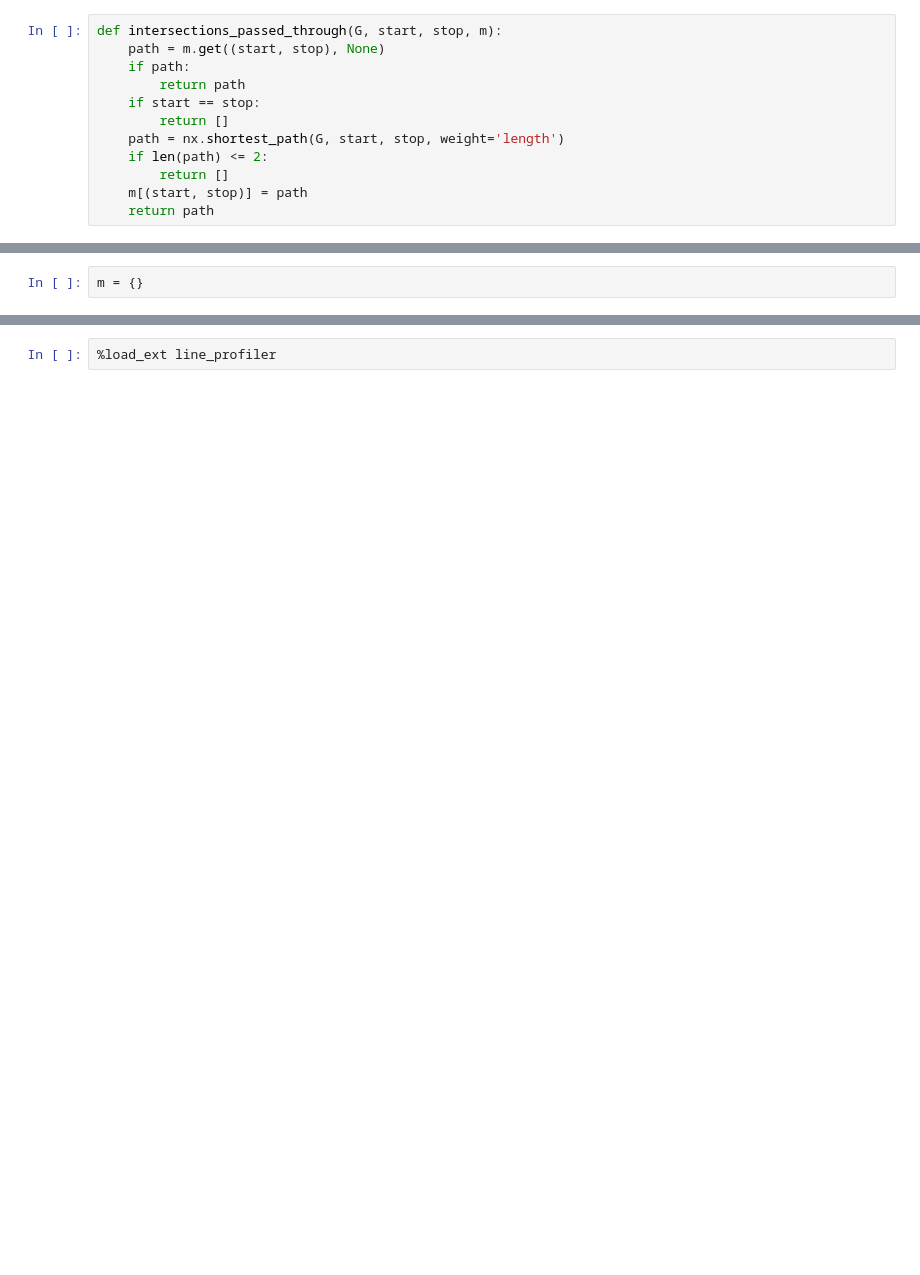
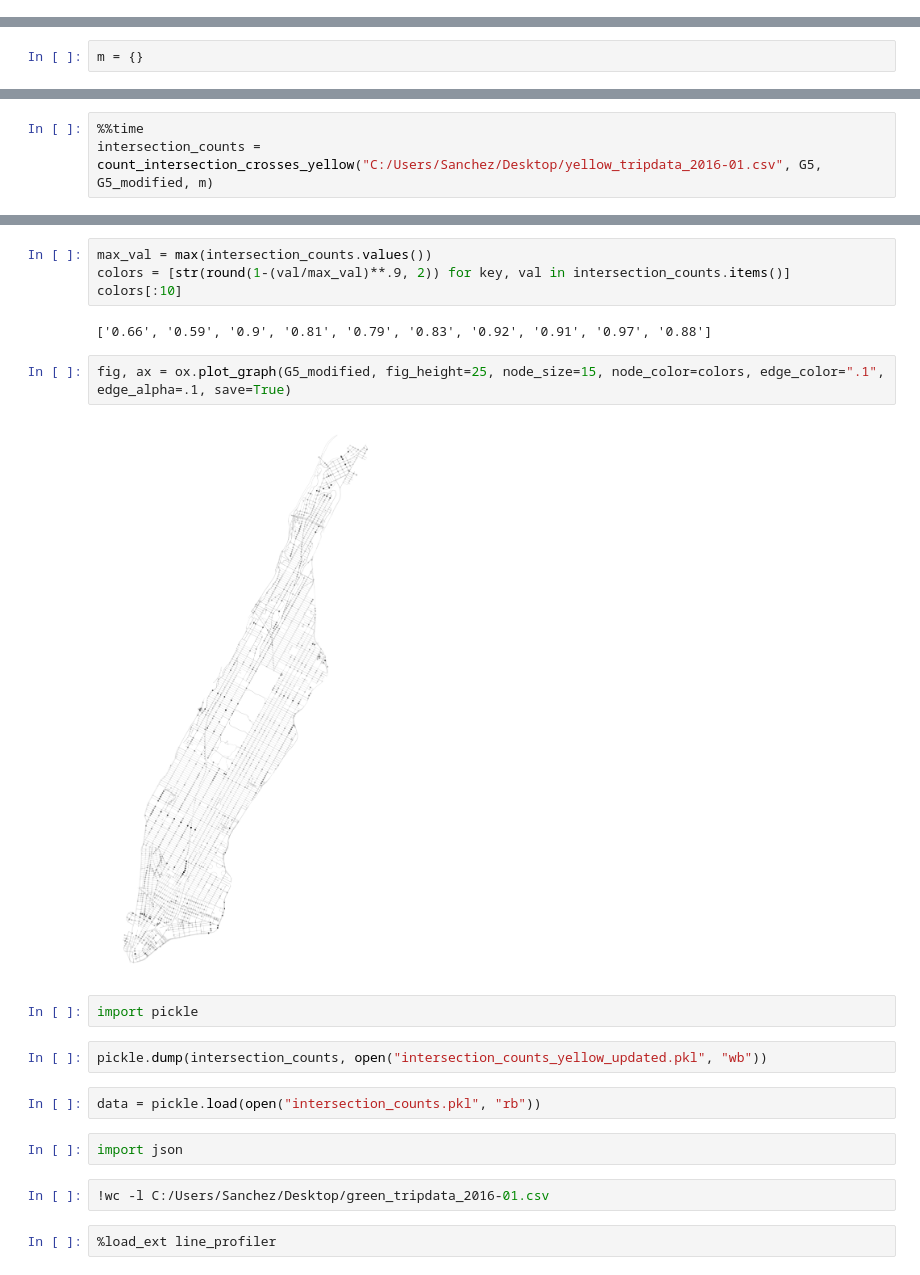
Before and after one commit to JasonSanchez/dangerous-intersections, a Jupyter notebook: traffic-density/Demo of road networks.ipynb, the cells around one changed output, grey strips where cells are left out. Saved outputs shown, nothing was run; the diff lists cells and outputs as text; blank space fills up the shorter version.

```diff
--- a/traffic-density/Demo of road networks.ipynb
+++ b/traffic-density/Demo of road networks.ipynb
@@ -267,18 +237,6 @@ total_hours_without_cache
 This would cost $1.50 and would probably get us the results we need.
 # %% [markdown]
 This shows that a cache would be great if we had to process the full dataset, but with the smaller dataset, it won't make a large enough impact for it to be worth making a full precomputed cache. Instead, we will just memoize the results.
-# %%
-def intersections_passed_through(G, start, stop, m):
-    path = m.get((start, stop), None)
-    if path:
-        return path
-    if start == stop:
-        return []
-    path = nx.shortest_path(G, start, stop, weight='length')
-    if len(path) <= 2:
-        return []
-    m[(start, stop)] = path
-    return path
 # %%
 %%timeit
 m = {}
@@ -328,0 +327,3 @@ count_intersection_crosses("green_tripdata_2016-01.csv", G5, m)
+# %%
+%%time
+intersection_counts = count_intersection_crosses_yellow("C:/Users/Sanchez/Desktop/yellow_tripdata_2016-01.csv", G5, G5_modified, m)
@@ -329,3 +352,23 @@ count_intersection_crosses("green_tripdata_2016-01.csv", G5, m)
+# %%
+max_val = max(intersection_counts.values())
+colors = [str(round(1-(val/max_val)**.9, 2)) for key, val in intersection_counts.items()]
+colors[:10]
+# %% [output]
+['0.66', '0.59', '0.9', '0.81', '0.79', '0.83', '0.92', '0.91', '0.97', '0.88']
+# %%
+fig, ax = ox.plot_graph(G5_modified, fig_height=25, node_size=15, node_color=colors, edge_color=".1", edge_alpha=.1, save=True)
+# %% [output]
+[figure, added]
+# %%
+import pickle
+# %%
+pickle.dump(intersection_counts, open("intersection_counts_yellow_updated.pkl", "wb"))
+# %%
+data = pickle.load(open("intersection_counts.pkl", "rb"))
+# %%
+import json
+# %%
+!wc -l C:/Users/Sanchez/Desktop/green_tripdata_2016-01.csv
 # %%
 %load_ext line_profiler
 # %%
```
Also changed, not shown: parts of 53 cells of this notebook, 11 other files.
